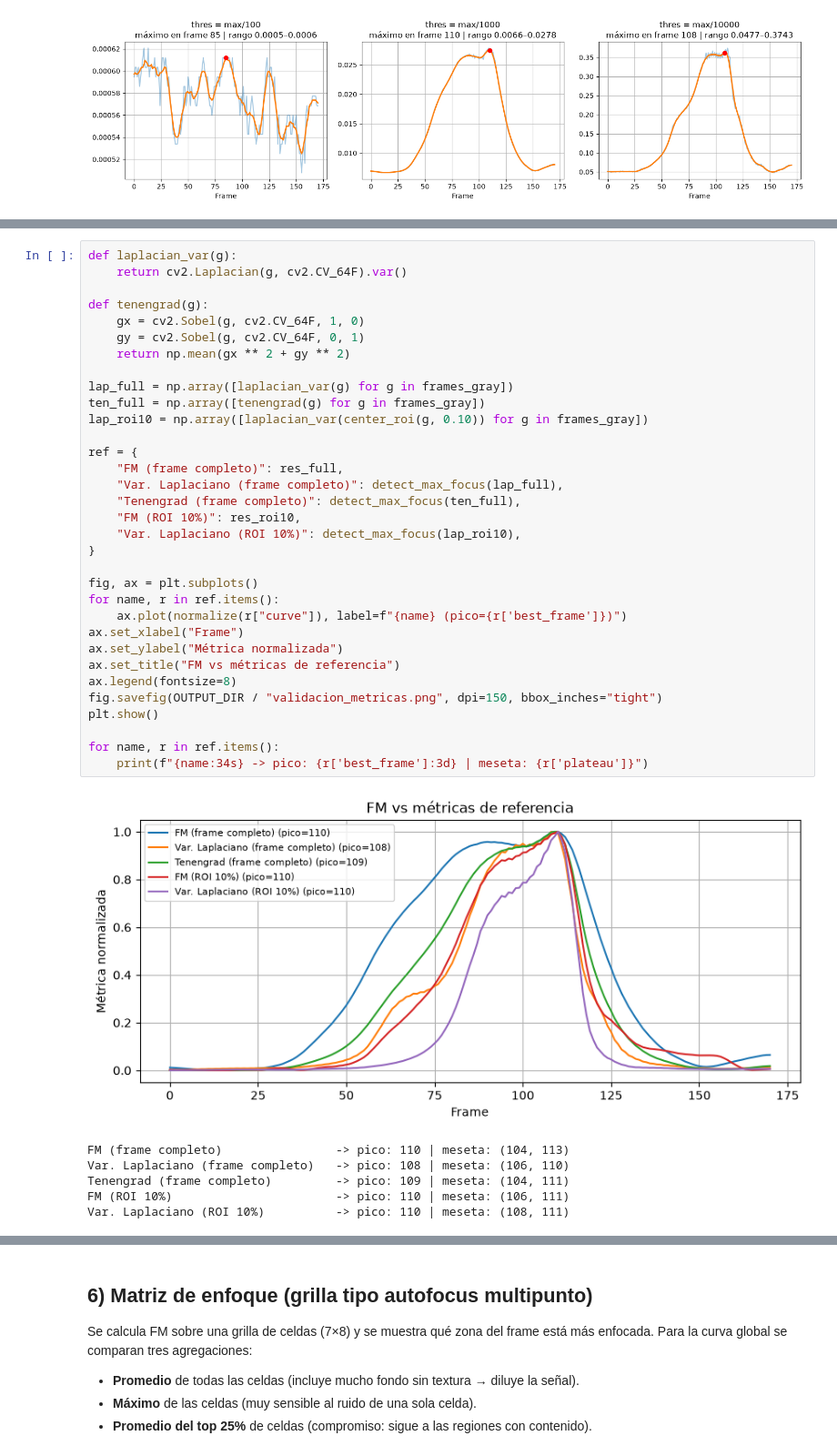
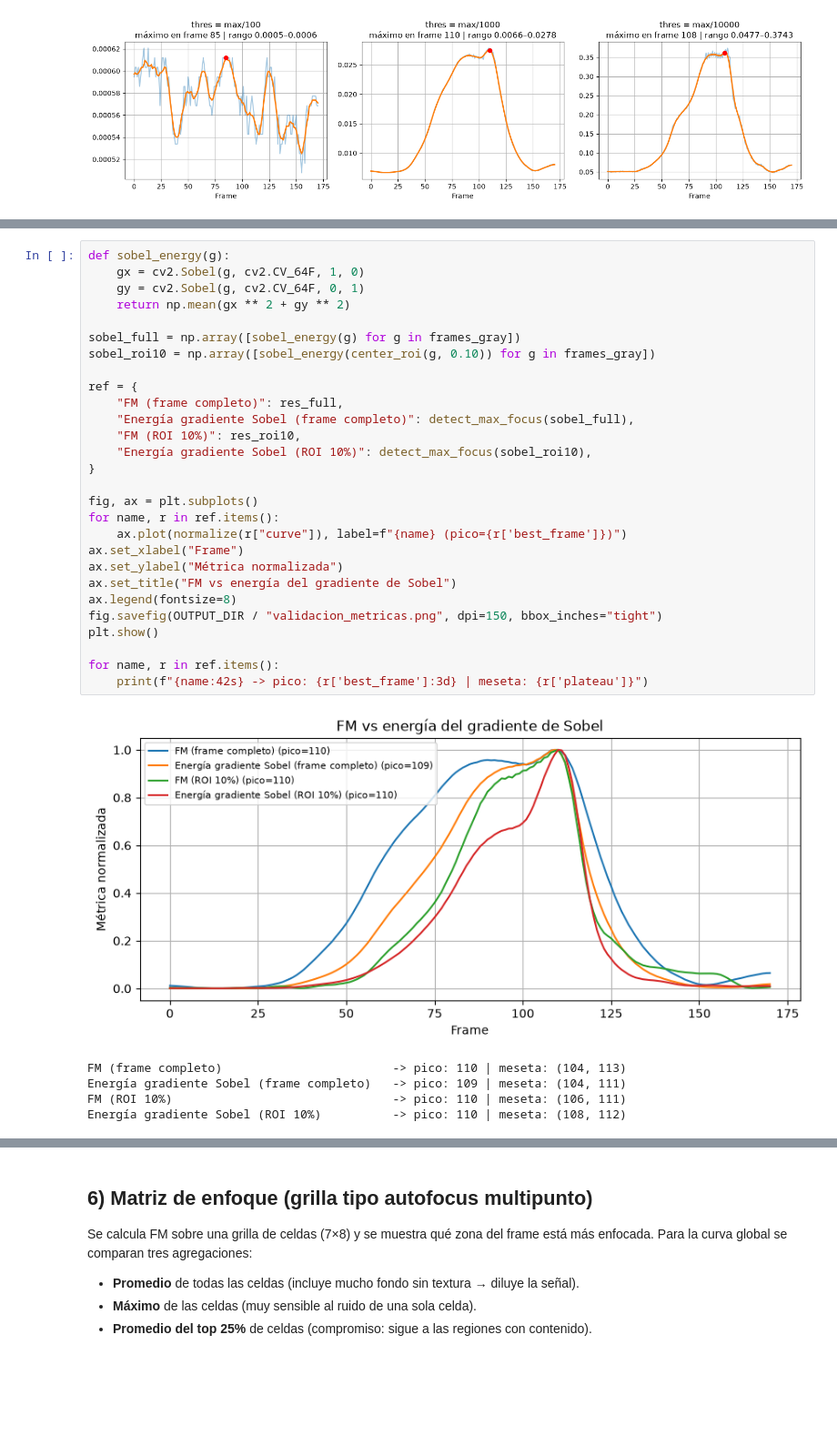
Before and after one commit to santiagoruizvt/TrabajosPracticos---VpC, a Jupyter notebook: TP2/TP2_VpC_revision.ipynb, the cells around one changed output, grey strips where cells are left out. Shown at 91% size. Drawn from its saved outputs; the diff is of its cells as text; blank space fills up the shorter version.

Commit message:
fix wording + sobel added

```diff
--- a/TP2/TP2_VpC_revision.ipynb
+++ b/TP2/TP2_VpC_revision.ipynb
@@ -270,41 +272,35 @@ Se compara FM contra dos medidas construidas con filtros de la Clase 3: la **var
 # %%
-def laplacian_var(g):
-    return cv2.Laplacian(g, cv2.CV_64F).var()
-
-def tenengrad(g):
+def sobel_energy(g):
     gx = cv2.Sobel(g, cv2.CV_64F, 1, 0)
     gy = cv2.Sobel(g, cv2.CV_64F, 0, 1)
     return np.mean(gx ** 2 + gy ** 2)
 
-lap_full = np.array([laplacian_var(g) for g in frames_gray])
-ten_full = np.array([tenengrad(g) for g in frames_gray])
-lap_roi10 = np.array([laplacian_var(center_roi(g, 0.10)) for g in frames_gray])
+sobel_full = np.array([sobel_energy(g) for g in frames_gray])
+sobel_roi10 = np.array([sobel_energy(center_roi(g, 0.10)) for g in frames_gray])
 
 ref = {
     "FM (frame completo)": res_full,
-    "Var. Laplaciano (frame completo)": detect_max_focus(lap_full),
-    "Tenengrad (frame completo)": detect_max_focus(ten_full),
+    "Energía gradiente Sobel (frame completo)": detect_max_focus(sobel_full),
     "FM (ROI 10%)": res_roi10,
-    "Var. Laplaciano (ROI 10%)": detect_max_focus(lap_roi10),
+    "Energía gradiente Sobel (ROI 10%)": detect_max_focus(sobel_roi10),
 }
 
 fig, ax = plt.subplots()
 for name, r in ref.items():
     ax.plot(normalize(r["curve"]), label=f"{name} (pico={r['best_frame']})")
 ax.set_xlabel("Frame")
 ax.set_ylabel("Métrica normalizada")
-ax.set_title("FM vs métricas de referencia")
+ax.set_title("FM vs energía del gradiente de Sobel")
 ax.legend(fontsize=8)
 fig.savefig(OUTPUT_DIR / "validacion_metricas.png", dpi=150, bbox_inches="tight")
 plt.show()
 
 for name, r in ref.items():
-    print(f"{name:34s} -> pico: {r['best_frame']:3d} | meseta: {r['plateau']}")
+    print(f"{name:42s} -> pico: {r['best_frame']:3d} | meseta: {r['plateau']}")
 # %% [output]
-[figure, old version]
+[figure, new version]
-FM (frame completo)                -> pico: 110 | meseta: (104, 113)
-Var. Laplaciano (frame completo)   -> pico: 108 | meseta: (106, 110)
-Tenengrad (frame completo)         -> pico: 109 | meseta: (104, 111)
-FM (ROI 10%)                       -> pico: 110 | meseta: (106, 111)
-Var. Laplaciano (ROI 10%)          -> pico: 110 | meseta: (108, 111)
+FM (frame completo)                        -> pico: 110 | meseta: (104, 113)
+Energía gradiente Sobel (frame completo)   -> pico: 109 | meseta: (104, 111)
+FM (ROI 10%)                               -> pico: 110 | meseta: (106, 111)
+Energía gradiente Sobel (ROI 10%)          -> pico: 110 | meseta: (108, 112)
 # %% [markdown]
```
Also changed, not shown: parts of 13 cells of this notebook.
